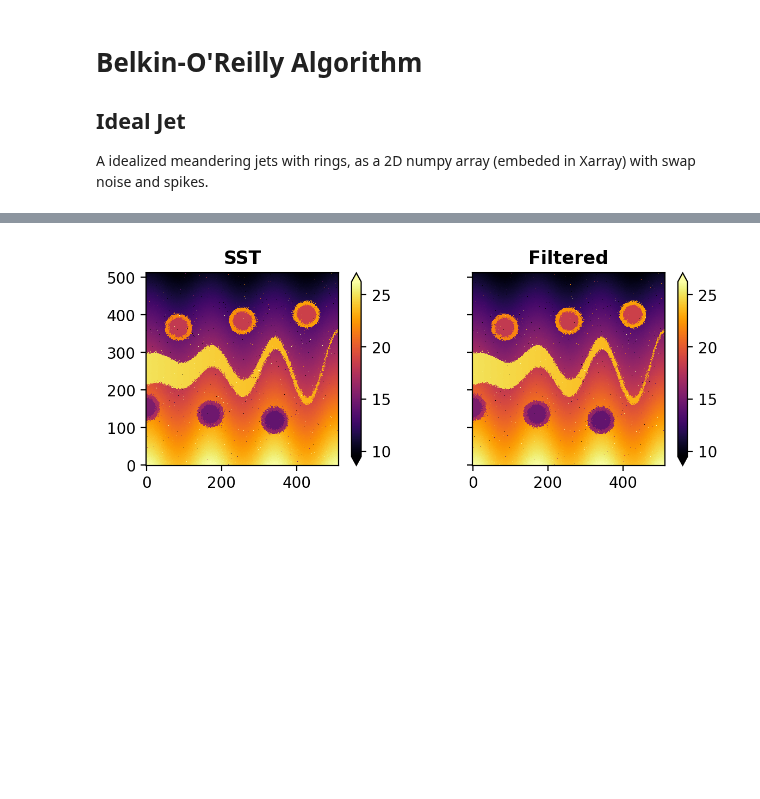
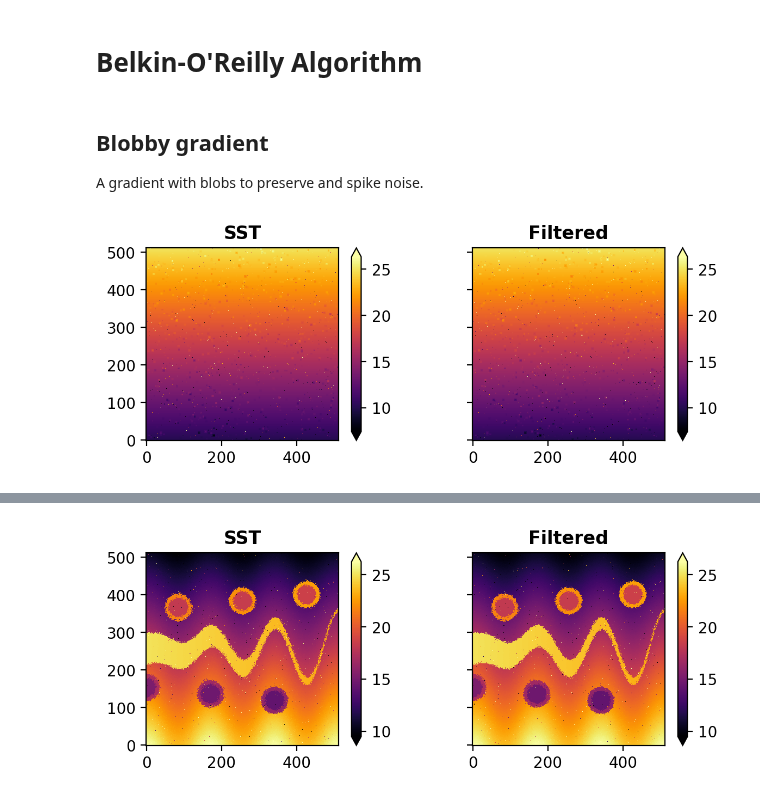
Before and after one commit to Descanonge/fronts-toolbox, a Jupyter notebook: docs/gallery/boa.ipynb, the cells around one changed output, grey strips where cells are left out. Saved outputs shown, nothing was run; the diff lists cells and outputs as text; code cells hidden in the pictures; blank space fills up the shorter version.

```diff
--- a/docs/gallery/boa.ipynb
+++ b/docs/gallery/boa.ipynb
@@ -2,12 +2,8 @@
 %matplotlib inline
 import matplotlib
 matplotlib.rcdefaults()
-# %% [markdown]
-# Belkin-O'Reilly Algorithm
-
-## Ideal Jet
-
-A idealized meandering jets with rings, as a 2D numpy array (embeded in Xarray) with swap noise and spikes.
+# %% [markdown]
+# Belkin-O'Reilly Algorithm
 # %%
 import matplotlib.pyplot as plt
 import numpy as np
@@ -19,3 +16,43 @@ from fronts_toolbox._fields import (
     swap_noise,
 )
 from fronts_toolbox.filters.boa import boa_xarray
+# %% [markdown]
+## Blobby gradient
+
+A gradient with blobs to preserve and spike noise.
+# %%
+sst_raw = blobby_gradient()
+vmin = np.min(sst_raw)
+vmax = np.max(sst_raw)
+sst = xr.DataArray(
+    add_spikes(sst_raw), name="sst", dims=("lat", "lon")
+)
+filtered = boa_xarray(sst)
+# %%
+fig, axes = plt.subplots(
+    1,
+    2,
+    figsize=(6, 2.3),
+    layout="constrained",
+    sharex=True,
+    sharey=True,
+    dpi=200,
+)
+
+im_kw = dict(
+    cmap="inferno",
+    add_labels=False,
+    center=False,
+    vmin=vmin,
+    vmax=vmax,
+)
+sst.plot.imshow(ax=axes[0], **im_kw)
+filtered.plot.imshow(ax=axes[1], **im_kw)
+
+axes[0].set_title("SST", weight="bold")
+axes[1].set_title("Filtered", weight="bold")
+
+for ax in axes:
+    ax.set_aspect("equal")
+# %% [output]
+[figure, added]
```
Also changed, not shown: parts of 2 cells of this notebook, 6 other files.
